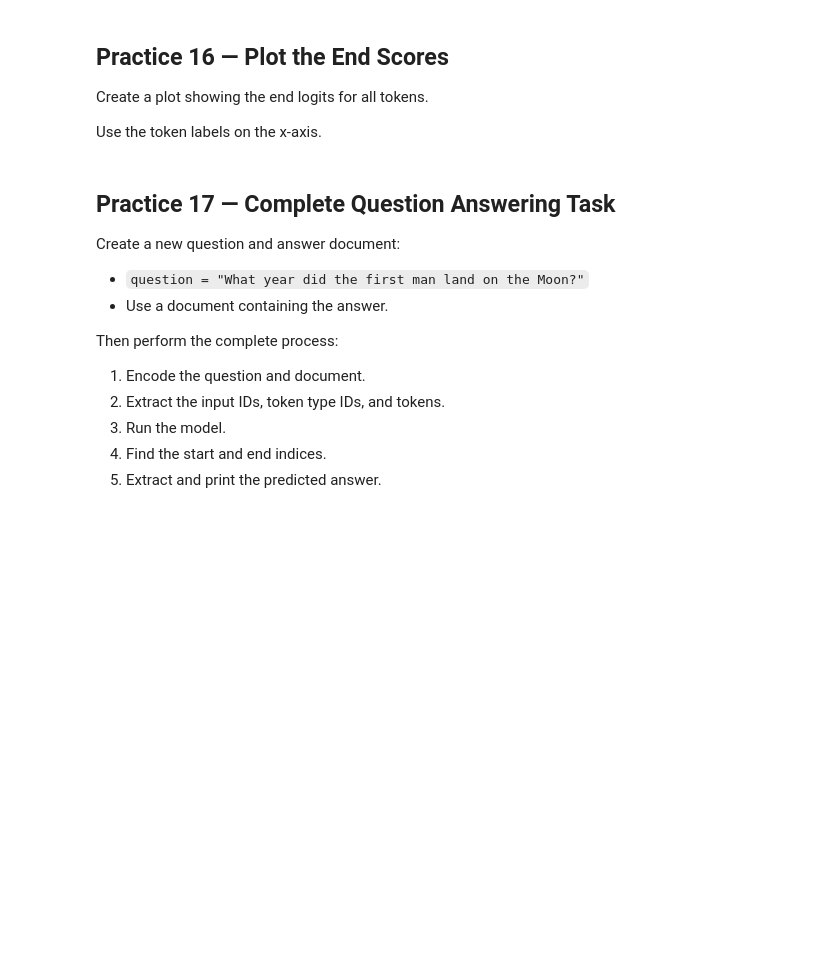
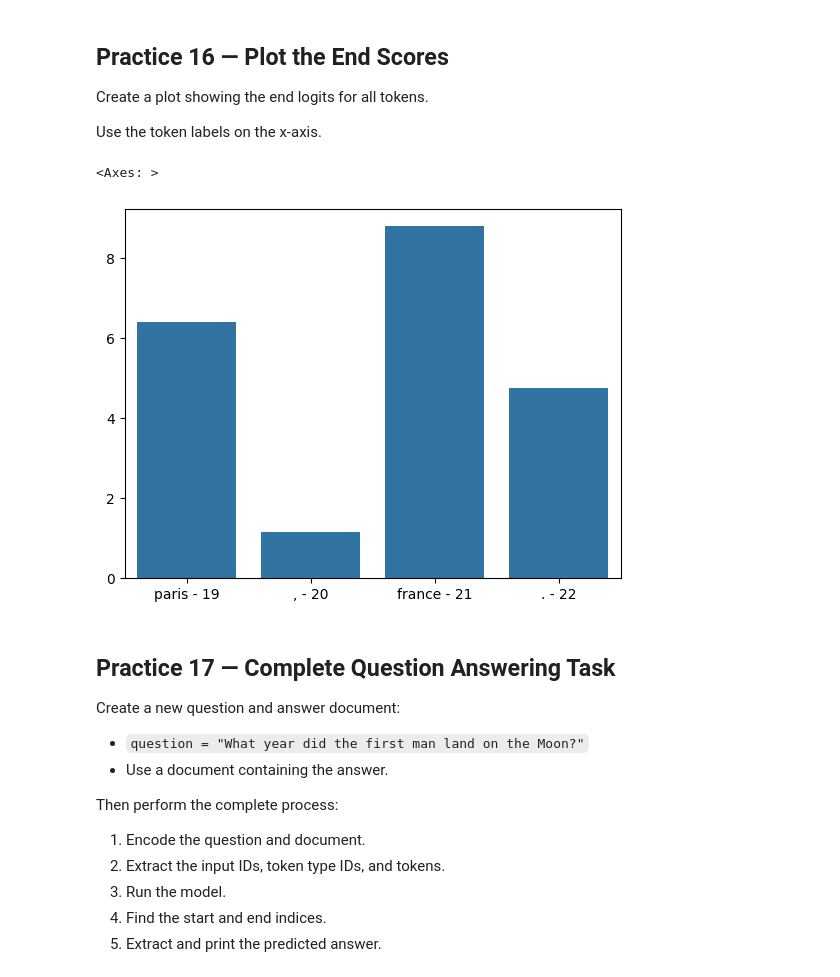
Before and after one commit to wanderer878/jupyter, a Jupyter notebook: BERT_QA_Practice.ipynb, the cells around one changed output. Cells and saved outputs as stored; diff of their text form; code cells hidden in the pictures; blank space fills up the shorter version.

```diff
--- a/BERT_QA_Practice.ipynb
+++ b/BERT_QA_Practice.ipynb
@@ -123,6 +198,12 @@ Use the token labels on the x-axis.
 Create a plot showing the end logits for all tokens.
 
 Use the token labels on the x-axis.
+# %%
+arrays = arrays_for_plot(e_scores)
+sns.barplot(x= arrays["token_labels"], y = arrays["meaningful_scores"])
+# %% [output]
+<Axes: >
+[figure, added]
 # %% [markdown]
 ## Practice 17 — Complete Question Answering Task
 
```
Also changed, not shown: parts of 17 cells of this notebook.
